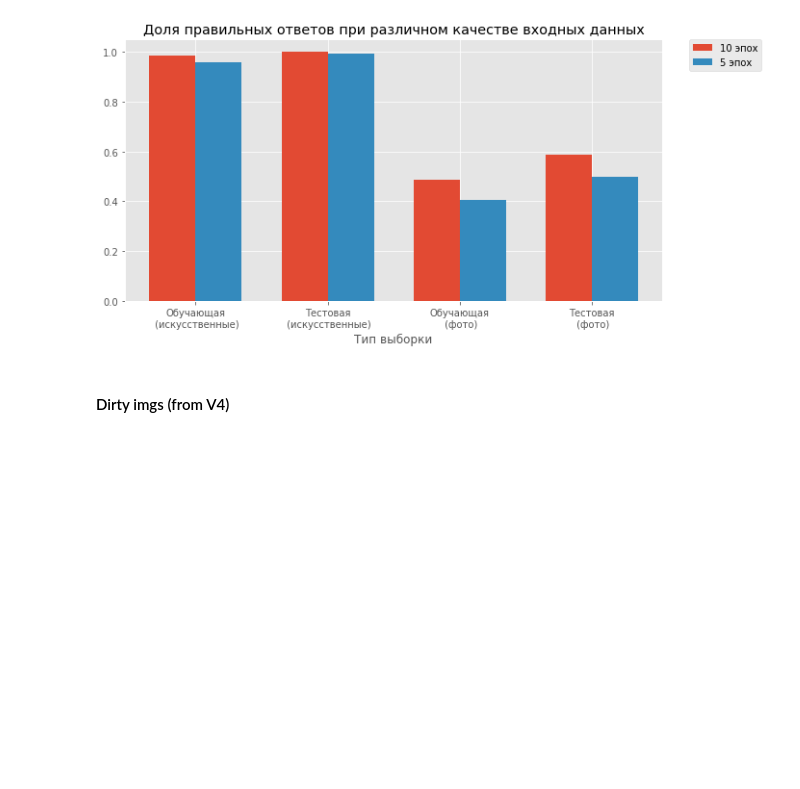
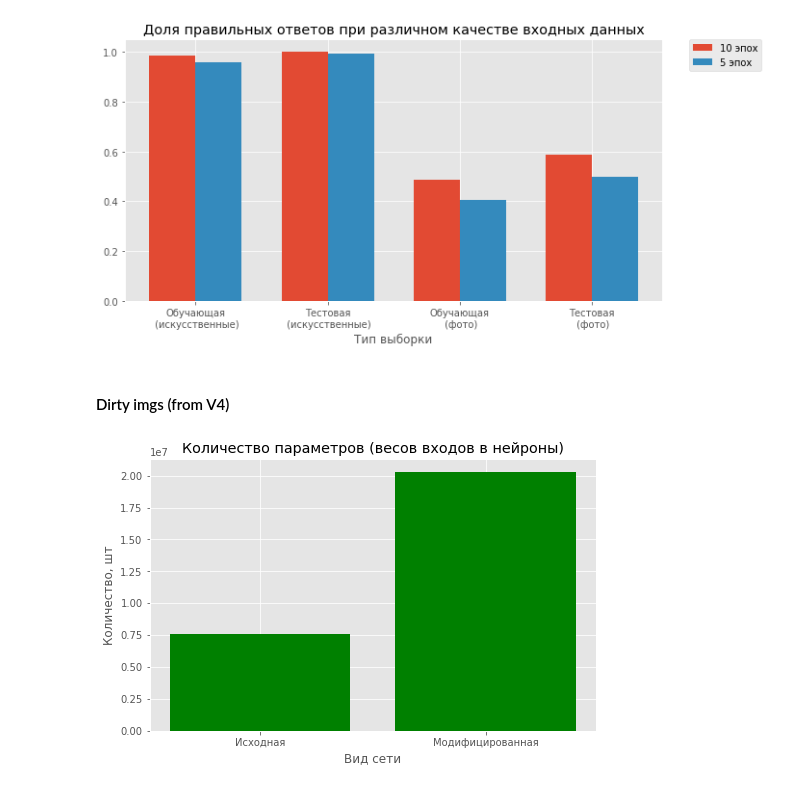
Before and after one commit to ATomilov/nir_jupyter, a Jupyter notebook: Graphics_of_learning.ipynb, the cells around one changed output. Saved outputs shown, nothing was run; the diff lists cells and outputs as text; code cells hidden in the pictures; blank space fills up the shorter version.

```diff
--- a/Graphics_of_learning.ipynb
+++ b/Graphics_of_learning.ipynb
@@ -97,5 +99,6 @@ plt.xticks(ind + width / 2, ('Обучающая', 'Тестовая'))
 plt.xlabel("Тип выборки")
 # plt.legend(loc='best')
 plt.legend(bbox_to_anchor=(1.05, 1), loc=2, borderaxespad=0.)
+plt.rcParams['figure.figsize'] = [8, 5]
 plt.show()
 # %% [output]
@@ -153,3 +156,19 @@ plt.show()
 #### Dirty imgs (from V4)
 # %%
 result_DI_DO_L = dict()
+# %%
+x = ['Исходная', 'Модифицированная']
+energy = [7571112, 20289128]
+
+x_pos = [i for i, _ in enumerate(x)]
+
+plt.bar(x_pos, energy, color='green')
+plt.xlabel("Вид сети")
+plt.ylabel("Количество, шт")
+plt.title("Количество параметров (весов входов в нейроны)")
+
+plt.xticks(x_pos, x)
+plt.rcParams['figure.figsize'] = [8, 5]
+plt.show()
+# %% [output]
+[figure, added]
```
Also changed, not shown: parts of 33 cells of this notebook.
